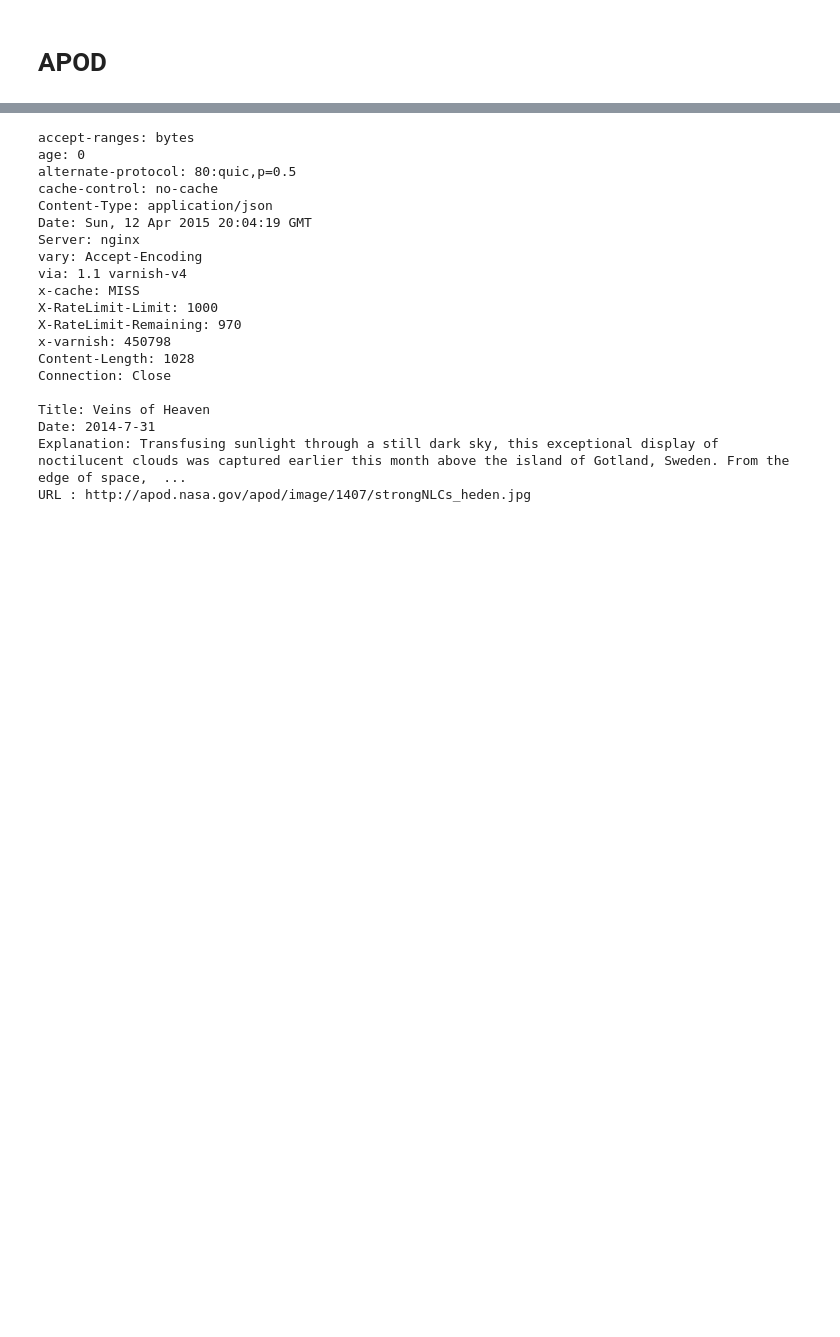
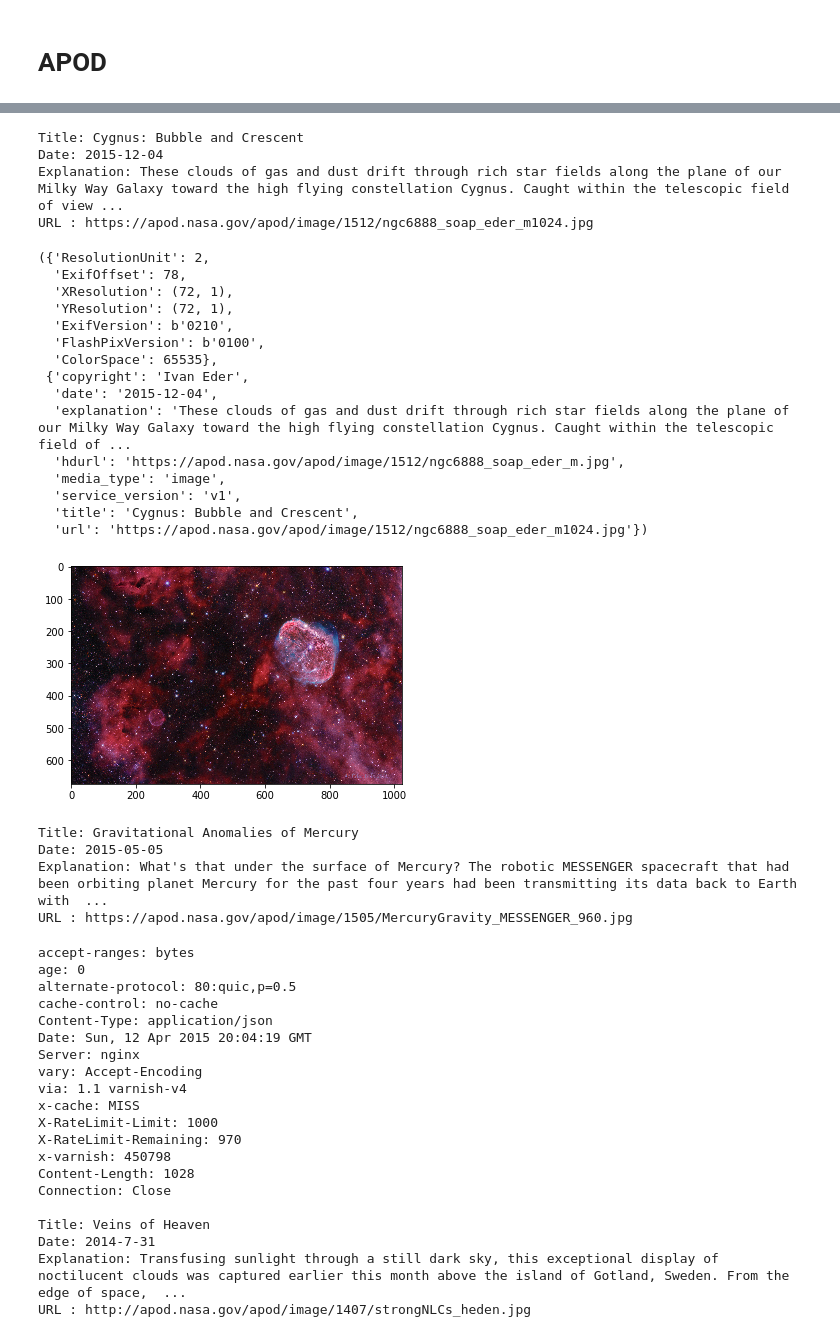
Before and after one commit to crispybacon/ApolloRepo, a Jupyter notebook: important_stuff/NASA endpoints.ipynb, the cells around one changed output, grey strips where cells are left out. Drawn from its saved outputs; the diff is of its cells as text; code cells hidden in the pictures; blank space fills up the shorter version.

```diff
--- a/important_stuff/NASA endpoints.ipynb
+++ b/important_stuff/NASA endpoints.ipynb
@@ -115,0 +72,30 @@ URL : http://apod.nasa.gov/apod/image/1205/snowtrees_bonfadini_960.jpg
+# %%
+APOD('2015-12-4', key)
+# %% [output]
+Title: Cygnus: Bubble and Crescent
+Date: 2015-12-04
+Explanation: These clouds of gas and dust drift through rich star fields along the plane of our Milky Way Galaxy toward the high flying constellation Cygnus. Caught within the telescopic field of view ...
+URL : https://apod.nasa.gov/apod/image/1512/ngc6888_soap_eder_m1024.jpg
+({'ResolutionUnit': 2,
+  'ExifOffset': 78,
+  'XResolution': (72, 1),
+  'YResolution': (72, 1),
+  'ExifVersion': b'0210',
+  'FlashPixVersion': b'0100',
+  'ColorSpace': 65535},
+ {'copyright': 'Ivan Eder',
+  'date': '2015-12-04',
+  'explanation': 'These clouds of gas and dust drift through rich star fields along the plane of our Milky Way Galaxy toward the high flying constellation Cygnus. Caught within the telescopic field of ...
+  'hdurl': 'https://apod.nasa.gov/apod/image/1512/ngc6888_soap_eder_m.jpg',
+  'media_type': 'image',
+  'service_version': 'v1',
+  'title': 'Cygnus: Bubble and Crescent',
+  'url': 'https://apod.nasa.gov/apod/image/1512/ngc6888_soap_eder_m1024.jpg'})
+[figure, added]
+# %%
+APOD('2015-5-5', key)
+# %% [output]
+Title: Gravitational Anomalies of Mercury
+Date: 2015-05-05
+Explanation: What's that under the surface of Mercury? The robotic MESSENGER spacecraft that had been orbiting planet Mercury for the past four years had been transmitting its data back to Earth with  ...
+URL : https://apod.nasa.gov/apod/image/1505/MercuryGravity_MESSENGER_960.jpg
```
Also changed, not shown: parts of 5 cells of this notebook.
